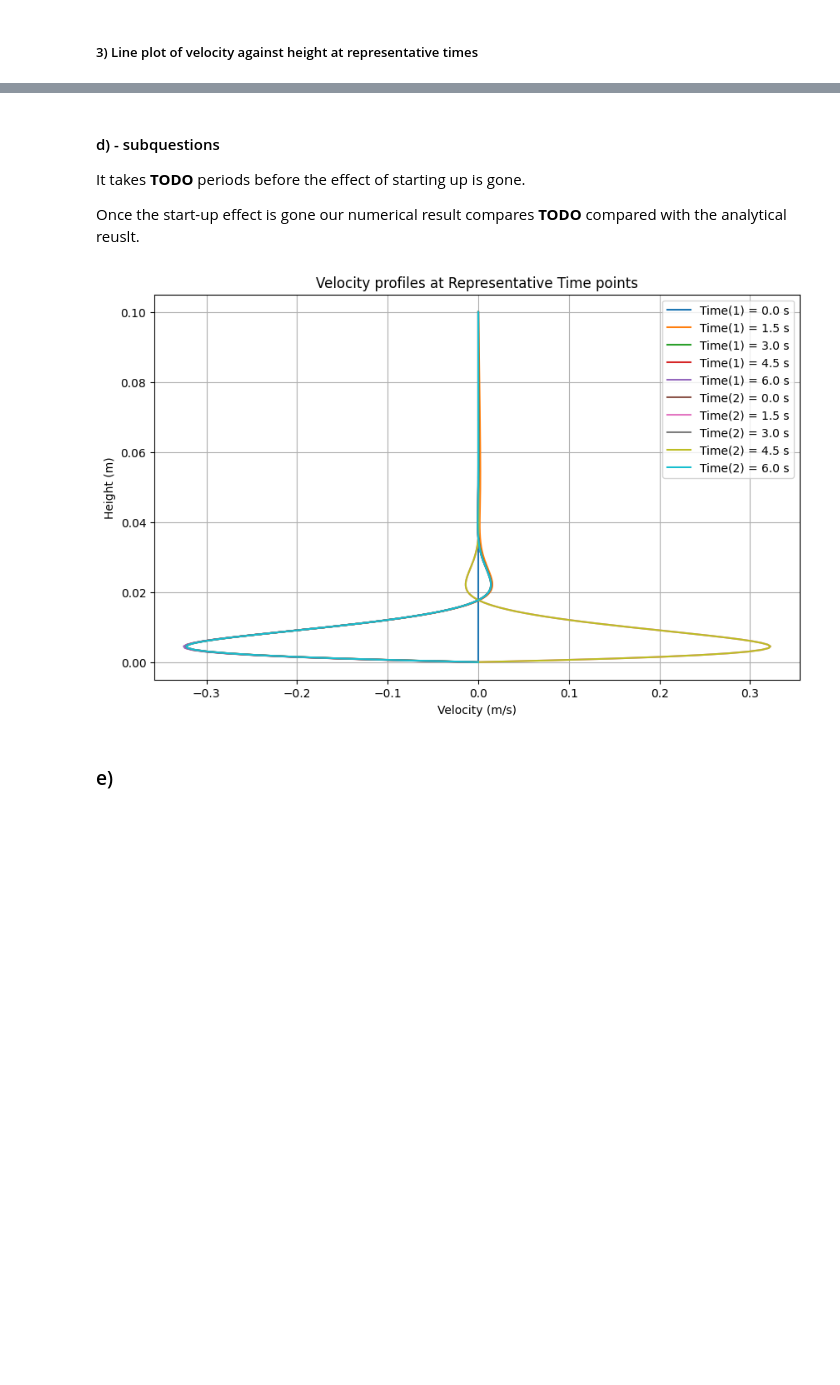
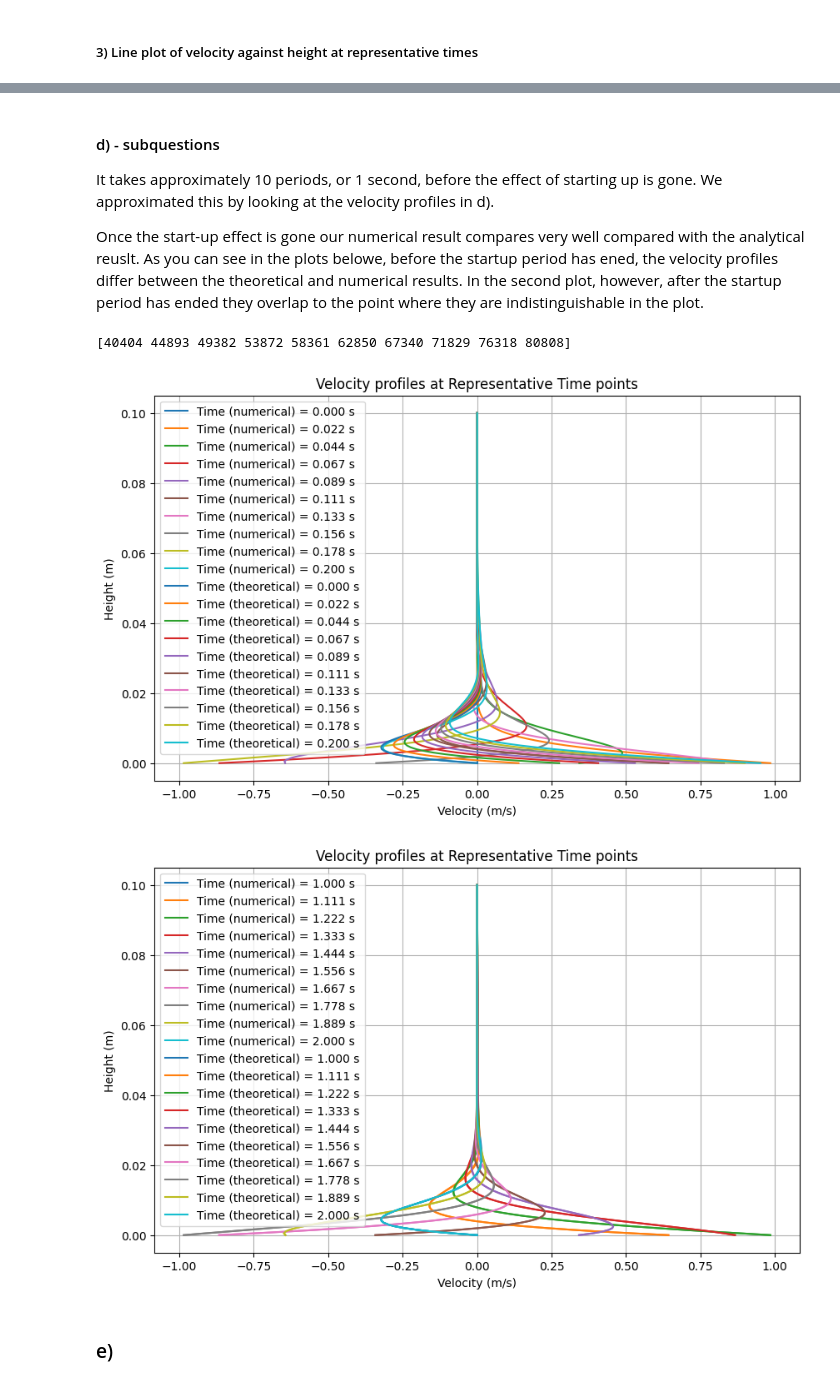
Before and after one commit to HiperLoop/Fluid-dynamics, a Jupyter notebook: Project 2/src/Project2_Group8_computationalpart.ipynb, the cells around one changed output, grey strips where cells are left out. Cells and saved outputs as stored; diff of their text form; code cells hidden in the pictures; blank space fills up the shorter version.

```diff
--- a/Project 2/src/Project2_Group8_computationalpart.ipynb
+++ b/Project 2/src/Project2_Group8_computationalpart.ipynb
@@ -34,8 +34,8 @@ def generate_quantity_array(q_min, q_max, dq):
 # %%
 # Function that generates representative points for line plots
 
-def get_representative_points(quantity, num_points):
-    return np.linspace(0, len(quantity) - 1, num_points).astype(int)
+def get_representative_points(quantity, num_points, percentage_range = [0, 1]):
+    return np.linspace(int(len(quantity) * percentage_range[0]), int(len(quantity) * percentage_range[1] - 1), num_points).astype(int)
 # %%
 # Plotting functions
 
@@ -48,14 +48,14 @@ def contour_plot(z, t, u):
     plt.title('Velocity Contour Plot')
     plt.show()
 
-def line_plot(x, u, representative_points, rep_point_values, x_label, rep_point_name, rows=True, title='Velocity', save=False, filename=''):
+def line_plot(x, u, representative_points, rep_point_values, x_label, rep_point_name, rows=True, title='Velocity', save=False, filename='', sublabel=['']):
     plt.figure(figsize=(10, 6))
     for j in range(len(u)):
         for i in range(len(representative_points)):
             if rows:
-                plt.plot(x, u[j][representative_points[i]], label=f'{rep_point_name}({j + 1}) = {rep_point_values[representative_points[i]]} m')
+                plt.plot(x, u[j][representative_points[i]], label=f'{rep_point_name} {sublabel[j]} = {rep_point_values[representative_points[i]]:.3f} m')
             else:
-                plt.plot(u[j][:, representative_points[i]], x, label=f'{rep_point_name}({j + 1}) = {rep_point_values[representative_points[i]]} s')
+                plt.plot(u[j][:, representative_points[i]], x, label=f'{rep_point_name} {sublabel[j]} = {rep_point_values[representative_points[i]]:.3f} s')
     if rows:
         plt.xlabel(x_label)
         plt.ylabel('Velocity (m/s)')
@@ -171,7 +171,7 @@ z_max = 0.1 # maximum height (m)
 z = generate_quantity_array(z_min, z_max, dz) # height array
 
 # Time parameters
-dt = get_minimum_step(dz, nu, time=True) # time step (s) that satisfies the stability condition
+dt = get_minimum_step(dz, nu, time=True) * 0.2 # time step (s) that satisfies the stability condition
 t_min = 0 # start time (s)
 t_max = 2 # end time (s)
 N_t = int((t_max - t_min) / dt) + 1 # number of time steps
@@ -240,21 +210,26 @@ line_plot(z, [u], t_representative_points, t, 'Height (m)', 'Time', rows=False)
 # %% [markdown]
 #### d) - subquestions
 
-It takes __TODO__ periods before the effect of starting up is gone.
+It takes approximately 10 periods, or 1 second, before the effect of starting up is gone. We approximated this by looking at the velocity profiles in d).
 
-Once the start-up effect is gone our numerical result compares __TODO__ compared with the analytical reuslt.
+Once the start-up effect is gone our numerical result compares very well compared with the analytical reuslt. As you can see in the plots belowe, before the startup period has ened, the velocity profiles differ between the theoretical and numerical results. In the second plot, however, after the startup period has ended they overlap to the point where they are indistinguishable in the plot.
 # %%
 # Comparison of analytical and computational result
 
-number_of_representative_points = 5
-t_representative_points = get_representative_points(t, number_of_representative_points)
+number_of_representative_points = 10
+t_startup_representative_points = get_representative_points(t, number_of_representative_points, [0, 0.1]) # time interval from t_min to 0.1 * t_max
+t_representative_points = get_representative_points(t, number_of_representative_points, [0.5, 1]) # time interval from 0.5 * t_min to t_max
+print(t_representative_points)
 u_a = []
 for time in t:
     u_a.append(velocity_field(z, time))
 u_a = np.transpose(u_a)
-line_plot(z, [u, u_a], t_representative_points, t, 'Height (m)', 'Time', rows=False, save=False, filename="1_e_Velocity_profile_t=0.png") # Actual velocity profile """
+line_plot(z, [u, u_a], t_startup_representative_points, t, 'Height (m)', 'Time', rows=False, save=False, filename="1_e_Velocity_profile_t=0.png", sublabel=['(numerical)', '(theoretical)']) # Actual velocity profile """
+line_plot(z, [u, u_a], t_representative_points, t, 'Height (m)', 'Time', rows=False, save=False, filename="1_e_Velocity_profile_t=0.png", sublabel=['(numerical)', '(theoretical)']) # Actual velocity profile """
 # %% [output]
+[40404 44893 49382 53872 58361 62850 67340 71829 76318 80808]
-[figure, old version]
+[figure, new version]
+[figure, added]
 # %% [markdown]
 ### e)
 # %%
```
Also changed, not shown: parts of 11 cells of this notebook.
